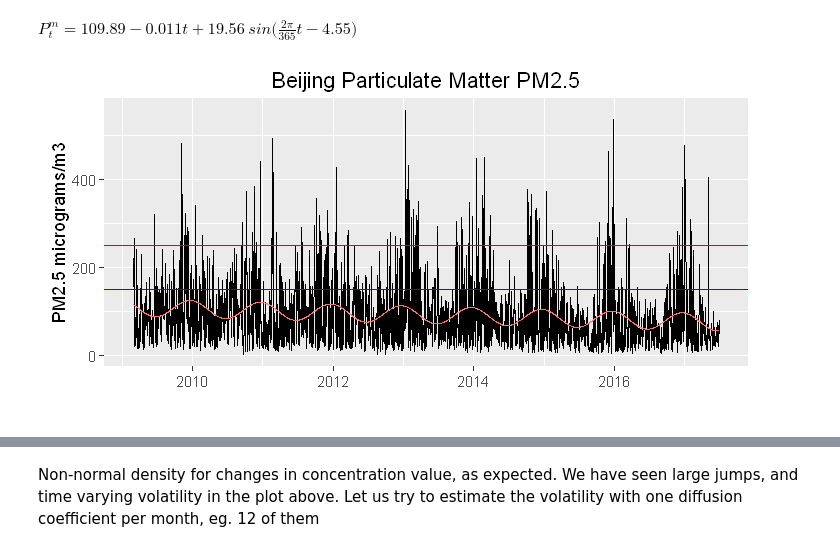
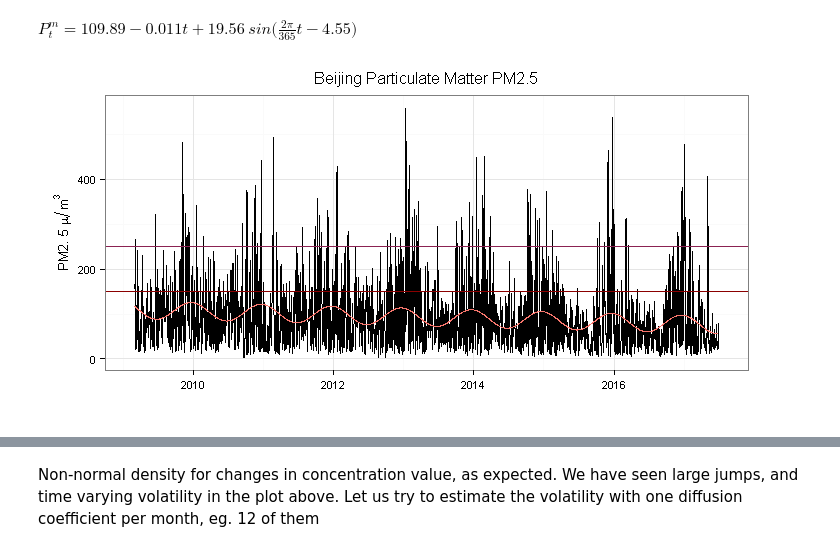
Before and after one commit to sleire/bea513, a Jupyter notebook: pollder/Proof of Concept Air Pollution Derivatives.ipynb, the cells around one changed output, grey strips where cells are left out. Cells and saved outputs as stored; diff of their text form; code cells hidden in the pictures.

```diff
--- a/pollder/Proof of Concept Air Pollution Derivatives.ipynb
+++ b/pollder/Proof of Concept Air Pollution Derivatives.ipynb
@@ -270,10 +290,11 @@ dat$ValSeas <- dat$Value - dat$season # deseasonalized value
 # %%
 # PM2.5 plot with trend function and PM2.5 limits equivalent to 200 and 300 AQI
 ggplot(dat, aes(x = Date)) +
-  geom_line(aes(y = Value)) +
-  geom_line(aes(y = season, colour = 'season')) + xlab("") + ylab("PM2.5 micrograms/m3") +
+  geom_line(aes(y = Value)) + theme_bw() +
+  geom_line(aes(y = season, colour = 'season')) + xlab("") + ylab(TeX("PM2.5 $\\mu/m^3$")) +
   theme(legend.position="none") + ggtitle("Beijing Particulate Matter PM2.5") +
   geom_hline(yintercept = 150, colour = "red4") +
-  geom_hline(yintercept = 250, colour = "violetred4")
+  geom_hline(yintercept = 250, colour = "violetred4") +
+  theme(text = element_text(size=8))
 # %% [output]
-[figure, old version]
+[figure, new version]
```
Also changed, not shown: parts of 7 cells of this notebook, 1 other file.
